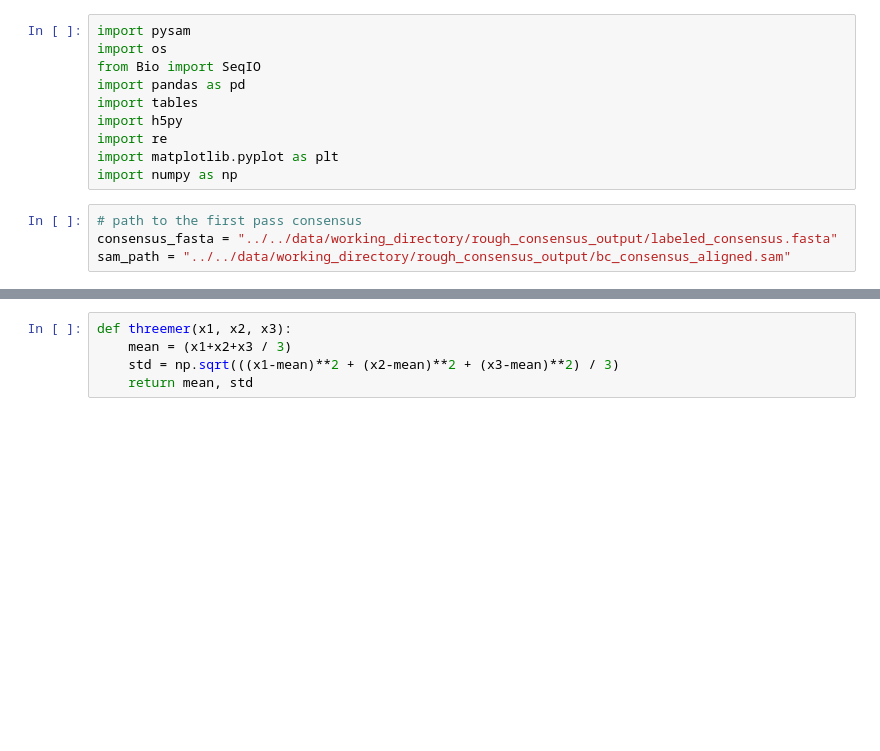
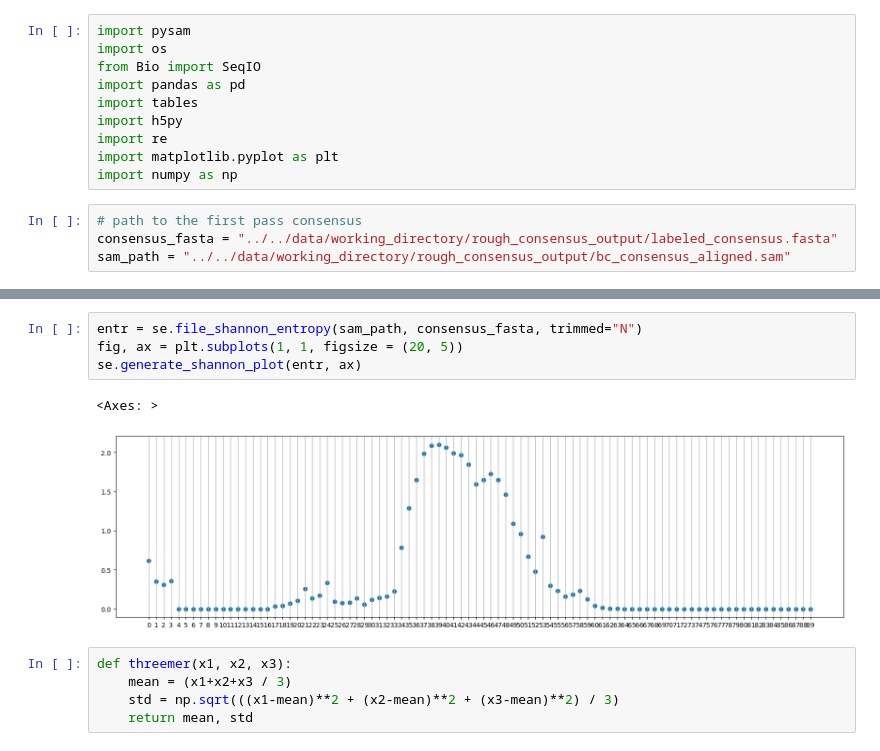
Before and after one commit to Marchand-Lab-Capstone/XenoFind, a Jupyter notebook: lib/xf_prelims/xf_low_qual_work.ipynb, the cells around one changed output, grey strips where cells are left out. Saved outputs shown, nothing was run; the diff lists cells and outputs as text; blank space fills up the shorter version.

```diff
--- a/lib/xf_prelims/xf_low_qual_work.ipynb
+++ b/lib/xf_prelims/xf_low_qual_work.ipynb
@@ -310,3 +422,10 @@ ax.grid(axis="x")
+# %%
+entr = se.file_shannon_entropy(sam_path, consensus_fasta, trimmed="N")
+fig, ax = plt.subplots(1, 1, figsize = (20, 5))
+se.generate_shannon_plot(entr, ax)
+# %% [output]
+<Axes: >
+[figure, added]
 # %%
 def threemer(x1, x2, x3):
     mean = (x1+x2+x3 / 3)
```
Also changed, not shown: parts of 17 cells of this notebook.
